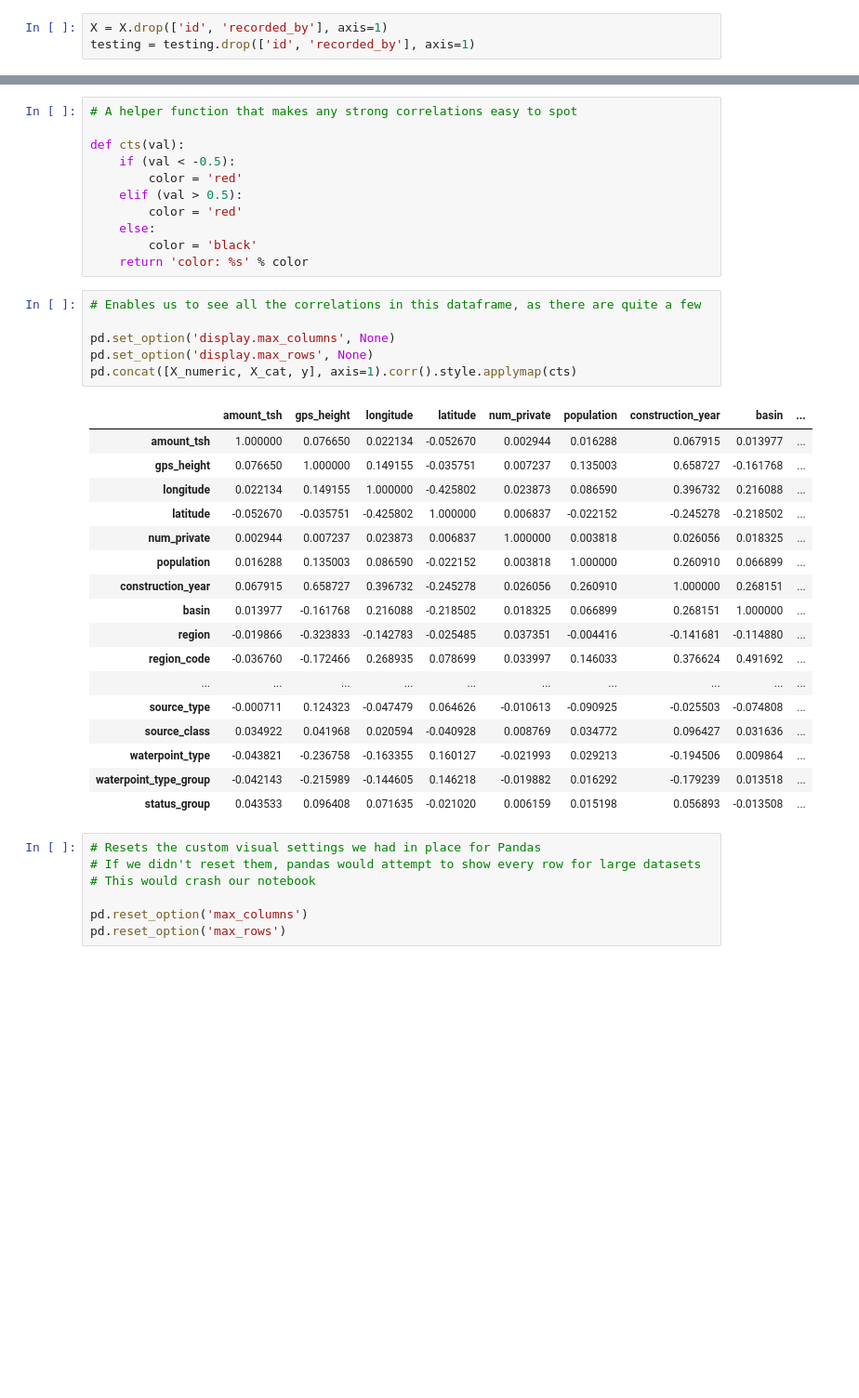
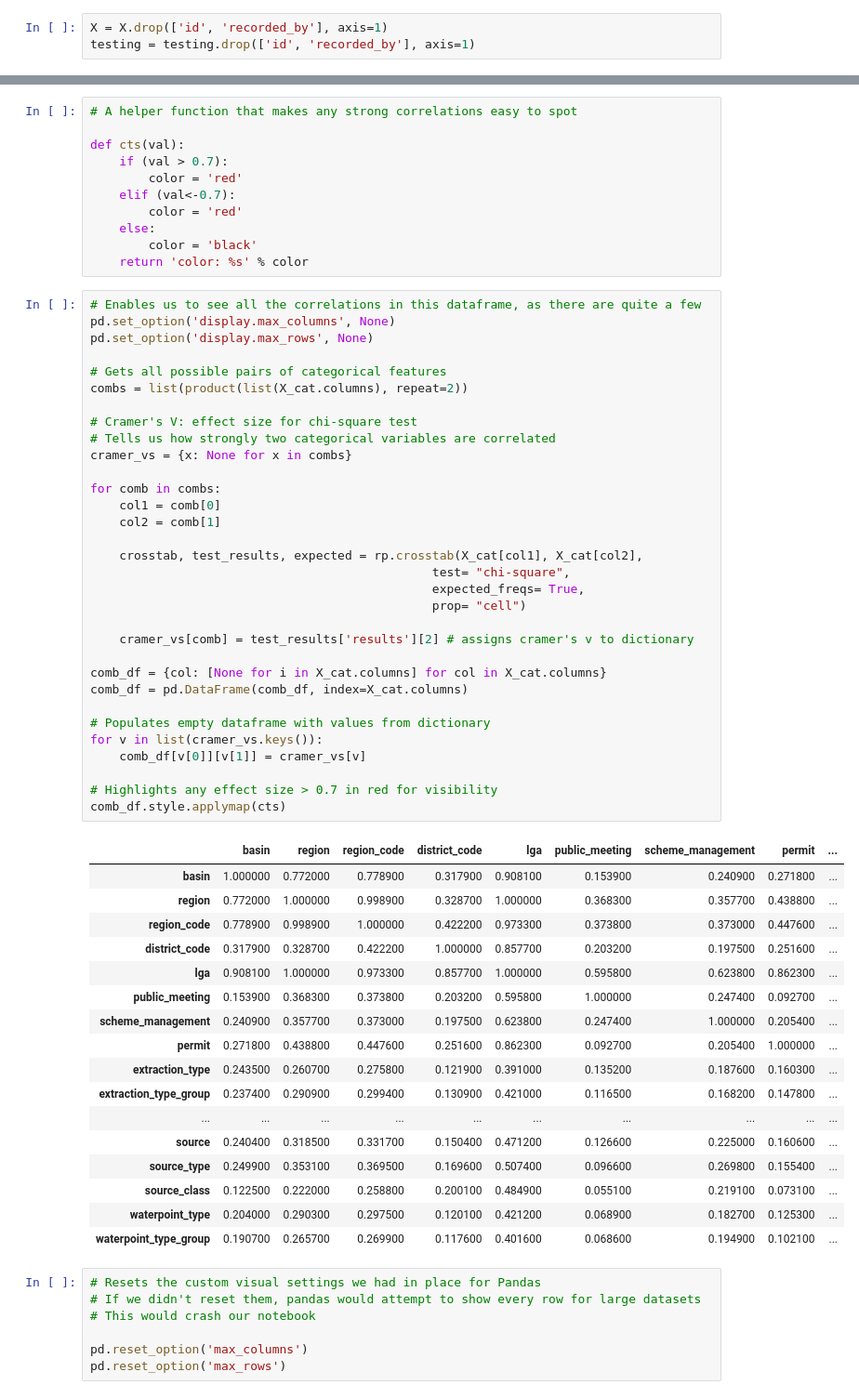
Before and after one commit to Jellohub/phase_3_project, a Jupyter notebook: notebook.ipynb, the cells around one changed output, grey strips where cells are left out. Shown at 93% size. Saved outputs shown, nothing was run; the diff lists cells and outputs as text; blank space fills up the shorter version.

```diff
--- a/notebook.ipynb
+++ b/notebook.ipynb
@@ -344,37 +263,63 @@ I will search amongst the correlations between all of our features for evidence
 # A helper function that makes any strong correlations easy to spot
 
 def cts(val):
-    if (val < -0.5):
+    if (val > 0.7):
         color = 'red'
-    elif (val > 0.5):
+    elif (val<-0.7):
         color = 'red'
     else:
         color = 'black'
     return 'color: %s' % color
 # %%
 # Enables us to see all the correlations in this dataframe, as there are quite a few
-
 pd.set_option('display.max_columns', None)
 pd.set_option('display.max_rows', None)
-pd.concat([X_numeric, X_cat, y], axis=1).corr().style.applymap(cts)
+
+# Gets all possible pairs of categorical features
+combs = list(product(list(X_cat.columns), repeat=2))
+
+# Cramer's V: effect size for chi-square test
+# Tells us how strongly two categorical variables are correlated
+cramer_vs = {x: None for x in combs}
+
+for comb in combs:
+    col1 = comb[0]
+    col2 = comb[1]
+
+    crosstab, test_results, expected = rp.crosstab(X_cat[col1], X_cat[col2],
+                                               test= "chi-square",
+                                               expected_freqs= True,
+                                               prop= "cell")
+
+    cramer_vs[comb] = test_results['results'][2] # assigns cramer's v to dictionary
+
+comb_df = {col: [None for i in X_cat.columns] for col in X_cat.columns}
+comb_df = pd.DataFrame(comb_df, index=X_cat.columns)
+
+# Populates empty dataframe with values from dictionary
+for v in list(cramer_vs.keys()):
+    comb_df[v[0]][v[1]] = cramer_vs[v]
+
+# Highlights any effect size > 0.7 in red for visibility
+comb_df.style.applymap(cts)
 # %% [output]
-|  | amount_tsh | gps_height | longitude | latitude | num_private | population | construction_year | basin | ... |
-| amount_tsh | 1.000000 | 0.076650 | 0.022134 | -0.052670 | 0.002944 | 0.016288 | 0.067915 | 0.013977 | ... |
-| gps_height | 0.076650 | 1.000000 | 0.149155 | -0.035751 | 0.007237 | 0.135003 | 0.658727 | -0.161768 | ... |
-| longitude | 0.022134 | 0.149155 | 1.000000 | -0.425802 | 0.023873 | 0.086590 | 0.396732 | 0.216088 | ... |
-| latitude | -0.052670 | -0.035751 | -0.425802 | 1.000000 | 0.006837 | -0.022152 | -0.245278 | -0.218502 | ... |
-| num_private | 0.002944 | 0.007237 | 0.023873 | 0.006837 | 1.000000 | 0.003818 | 0.026056 | 0.018325 | ... |
-| population | 0.016288 | 0.135003 | 0.086590 | -0.022152 | 0.003818 | 1.000000 | 0.260910 | 0.066899 | ... |
-| construction_year | 0.067915 | 0.658727 | 0.396732 | -0.245278 | 0.026056 | 0.260910 | 1.000000 | 0.268151 | ... |
-| basin | 0.013977 | -0.161768 | 0.216088 | -0.218502 | 0.018325 | 0.066899 | 0.268151 | 1.000000 | ... |
-| region | -0.019866 | -0.323833 | -0.142783 | -0.025485 | 0.037351 | -0.004416 | -0.141681 | -0.114880 | ... |
-| region_code | -0.036760 | -0.172466 | 0.268935 | 0.078699 | 0.033997 | 0.146033 | 0.376624 | 0.491692 | ... |
+|  | basin | region | region_code | district_code | lga | public_meeting | scheme_management | permit | ... |
+| basin | 1.000000 | 0.772000 | 0.778900 | 0.317900 | 0.908100 | 0.153900 | 0.240900 | 0.271800 | ... |
+| region | 0.772000 | 1.000000 | 0.998900 | 0.328700 | 1.000000 | 0.368300 | 0.357700 | 0.438800 | ... |
+| region_code | 0.778900 | 0.998900 | 1.000000 | 0.422200 | 0.973300 | 0.373800 | 0.373000 | 0.447600 | ... |
+| district_code | 0.317900 | 0.328700 | 0.422200 | 1.000000 | 0.857700 | 0.203200 | 0.197500 | 0.251600 | ... |
+| lga | 0.908100 | 1.000000 | 0.973300 | 0.857700 | 1.000000 | 0.595800 | 0.623800 | 0.862300 | ... |
+| public_meeting | 0.153900 | 0.368300 | 0.373800 | 0.203200 | 0.595800 | 1.000000 | 0.247400 | 0.092700 | ... |
+| scheme_management | 0.240900 | 0.357700 | 0.373000 | 0.197500 | 0.623800 | 0.247400 | 1.000000 | 0.205400 | ... |
+| permit | 0.271800 | 0.438800 | 0.447600 | 0.251600 | 0.862300 | 0.092700 | 0.205400 | 1.000000 | ... |
+| extraction_type | 0.243500 | 0.260700 | 0.275800 | 0.121900 | 0.391000 | 0.135200 | 0.187600 | 0.160300 | ... |
+| extraction_type_group | 0.237400 | 0.290900 | 0.299400 | 0.130900 | 0.421000 | 0.116500 | 0.168200 | 0.147800 | ... |
 | ... | ... | ... | ... | ... | ... | ... | ... | ... | ... |
-| source_type | -0.000711 | 0.124323 | -0.047479 | 0.064626 | -0.010613 | -0.090925 | -0.025503 | -0.074808 | ... |
-| source_class | 0.034922 | 0.041968 | 0.020594 | -0.040928 | 0.008769 | 0.034772 | 0.096427 | 0.031636 | ... |
-| waterpoint_type | -0.043821 | -0.236758 | -0.163355 | 0.160127 | -0.021993 | 0.029213 | -0.194506 | 0.009864 | ... |
-| waterpoint_type_group | -0.042143 | -0.215989 | -0.144605 | 0.146218 | -0.019882 | 0.016292 | -0.179239 | 0.013518 | ... |
-| status_group | 0.043533 | 0.096408 | 0.071635 | -0.021020 | 0.006159 | 0.015198 | 0.056893 | -0.013508 | ... |
+| source | 0.240400 | 0.318500 | 0.331700 | 0.150400 | 0.471200 | 0.126600 | 0.225000 | 0.160600 | ... |
+| source_type | 0.249900 | 0.353100 | 0.369500 | 0.169600 | 0.507400 | 0.096600 | 0.269800 | 0.155400 | ... |
+| source_class | 0.122500 | 0.222000 | 0.258800 | 0.200100 | 0.484900 | 0.055100 | 0.219100 | 0.073100 | ... |
+| waterpoint_type | 0.204000 | 0.290300 | 0.297500 | 0.120100 | 0.421200 | 0.068900 | 0.182700 | 0.125300 | ... |
+| waterpoint_type_group | 0.190700 | 0.265700 | 0.269900 | 0.117600 | 0.401600 | 0.068600 | 0.194900 | 0.102100 | ... |
 # %%
 # Resets the custom visual settings we had in place for Pandas
 # If we didn't reset them, pandas would attempt to show every row for large datasets
```
Also changed, not shown: parts of 64 cells of this notebook, 5 other files.
